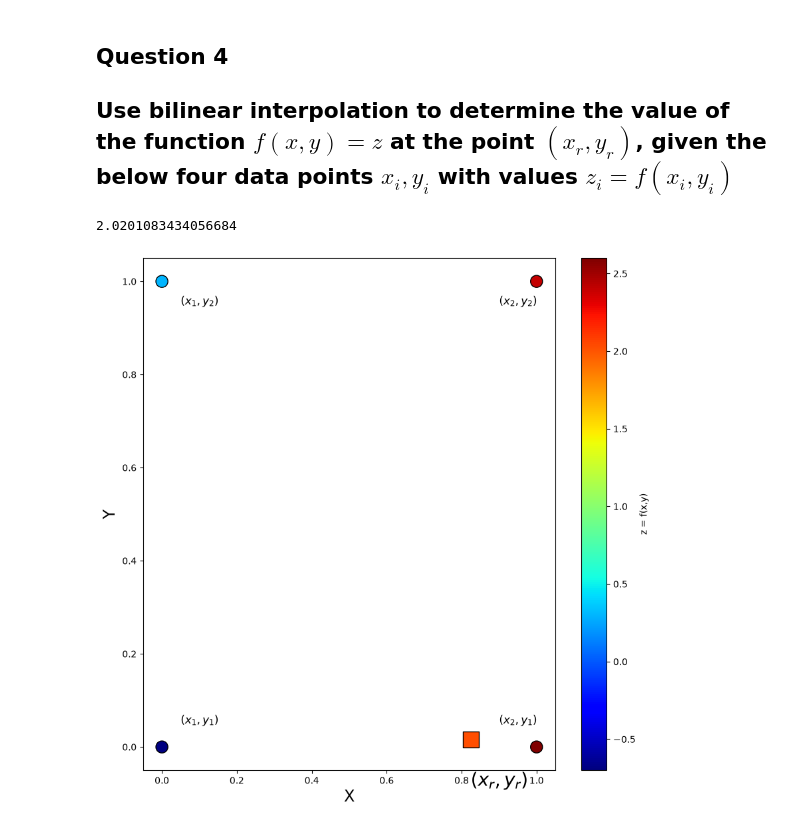
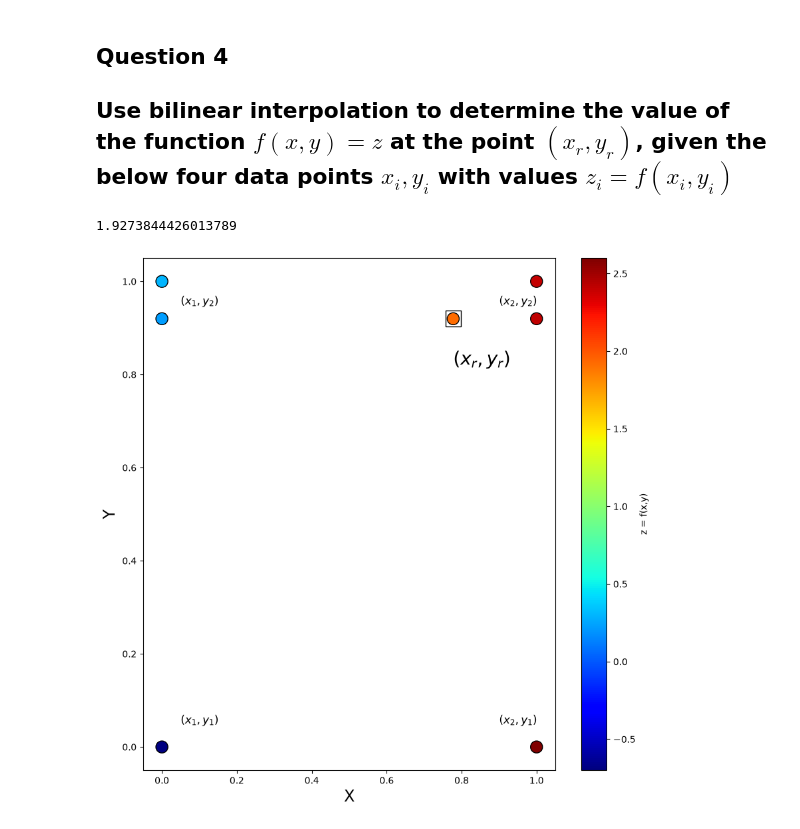
Before and after one commit to MarcusFri/NumAstro2026W_MarcusFrischherz_08225094, a Jupyter notebook: Exercise sheet Nr. 4.ipynb, the cells around one changed output. Cells and saved outputs as stored; diff of their text form; code cells hidden in the pictures.

```diff
--- a/Exercise sheet Nr. 4.ipynb
+++ b/Exercise sheet Nr. 4.ipynb
@@ -132,39 +159,44 @@ Need degree 14
 # %%
 #Known data points and function values.  Listed clockwise from the x_1,y_1 = (0,0) point.
 xi = np.array([0,0,1,1])  #x_1,x_1,x_2,x_2
 yi = np.array([0,1,1,0])  #y_1,y_2,y_2,y_1
 zi = np.array([-0.7,0.3,2.4,2.6])
 
 #Randomly generate coordinates to find function value (z = f(x,y)) at
 xr = np.random.uniform()
 yr = np.random.uniform()
 
 # first interpolate on the left y-axis
 zr_left = zi[0] + (yr - yi[0]) * (zi[1] - zi[0]) / (yi[1] - yi[0])
+xi = np.append(xi, [xi[0]])
+yi = np.append(yi, [yr])
+zi = np.append(zi, [zr_left])
 # then on the right y-axis
 zr_right = zi[3] + (yr - yi[3]) * (zi[2] - zi[3]) / (yi[2] - yi[3])
+xi = np.append(xi, [xi[2]])
+yi = np.append(yi, [yr])
+zi = np.append(zi, [zr_right])
 # and now along x-axis
 zr = zr_left + (xr - xi[0]) * (zr_right - zr_left) / (xi[3] - xi[0])
-
+xi = np.append(xi, [xr])
+yi = np.append(yi, [yr])
+zi = np.append(zi, [zr])
 
 #Visualize
-norm = plt.Normalize(vmin=zi.min(), vmax=zi.max())      # we need it, so the coloring for the two scatter calls works
 plt.figure(figsize=(10,10))
-plt.scatter(xi,yi,c=zi,s=170,marker='o',cmap='jet',edgecolor='black',norm=norm)
-plt.scatter(xr,yr,edgecolor='black',marker='s',s=290,c=[zr], cmap='jet', norm=norm)
-plt.colorbar(label='z = f(x,y)')
+sc = plt.scatter(xi,yi,c=zi,s=170,marker='o',cmap='jet',edgecolor='black')
+plt.scatter(xr,yr,edgecolor='black',marker='s',facecolor='none', s=290)
+plt.colorbar(sc, label='z = f(x,y)')
 plt.xlabel('X',fontsize=17)
 plt.ylabel('Y',fontsize=17)
 
 plt.text(0.05,0.05,'($x_1,y_1)$',fontsize=12)
 plt.text(0.05,0.95,'($x_1,y_2)$',fontsize=12)
 plt.text(0.9,0.95,'($x_2,y_2)$',fontsize=12)
 plt.text(0.9,0.05,'($x_2,y_1)$',fontsize=12)
 plt.text(xr,yr-0.1,'($x_r,y_r)$',fontsize=20)
 
-
-
 print(zr)
 # %% [output]
-2.0201083434056684
+1.9273844426013789
-[figure, old version]
+[figure, new version]
```
Also changed, not shown: parts of 4 cells of this notebook.
